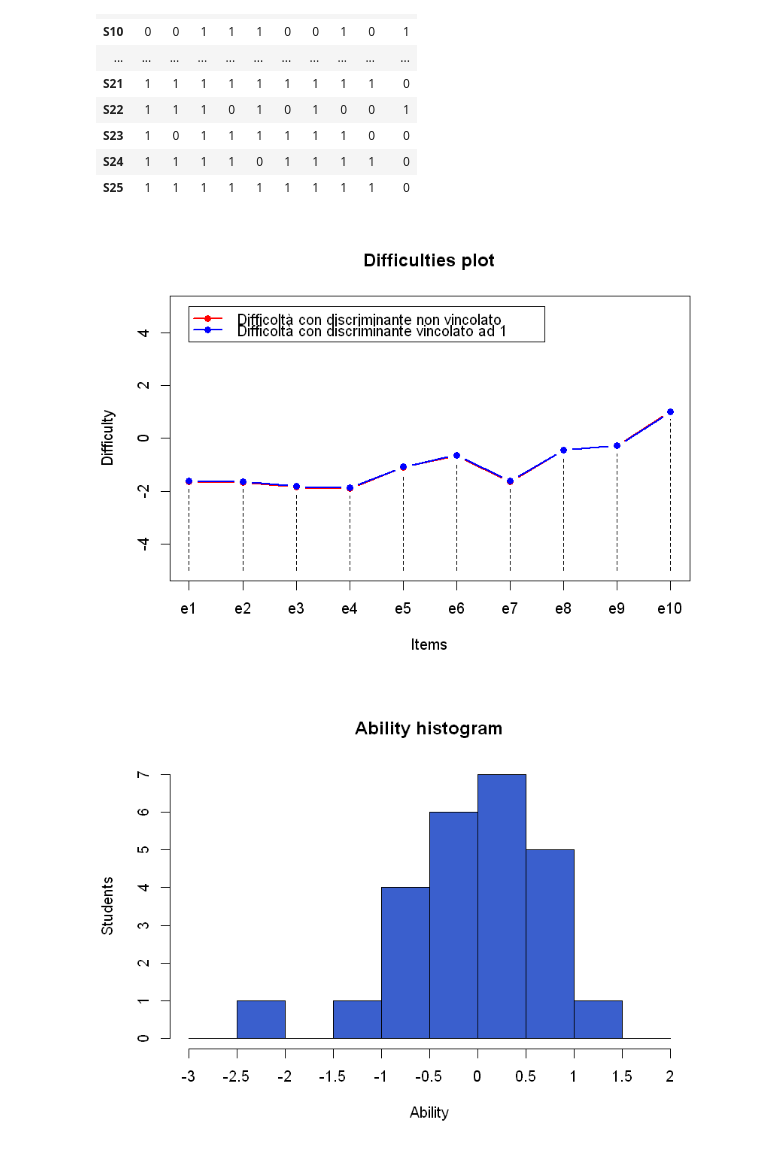
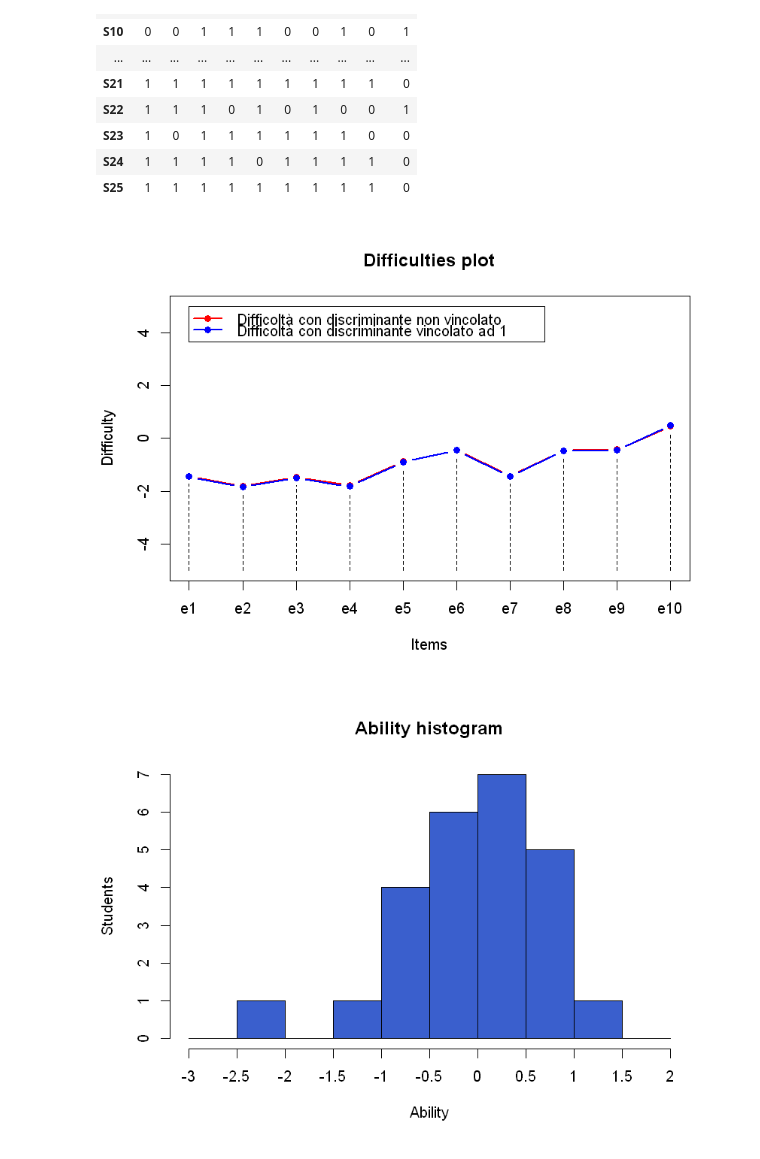
Before and after one commit to MarcoCordoni95/TesiTriennale-ItemResponseTheory, a Jupyter notebook: IRT.ipynb, the cells around one changed output. Saved outputs shown, nothing was run; the diff lists cells and outputs as text; code cells hidden in the pictures.

```diff
--- a/IRT.ipynb
+++ b/IRT.ipynb
@@ -106,8 +106,8 @@ replaceNaWithZero <- function(items) {
 #' Stima le difficoltà degli esercizi senza porre vincoli sul valore del discriminante
 #'
 #' @param items Tabella dicotomica avente una riga per studente e una colonna per esercizio
-#' @param forNA Definisce il comportamento in caso di NA, di default è NULL quindi vengono ignorati, se si usasse
-#' forNA = na.exclude la stima verrebbe effettuata eliminando le righe in cui è presente almeno un NA
+#' @param forNA Definisce il comportamento in caso di NA, di default è NULL quindi vengono rimossi prima della computazione,
+#' se si usasse forNA = na.exclude la stima verrebbe effettuata eliminando le righe in cui è presente almeno un NA
 #' @return Vettore di difficoltà stimate
 #' @examples
 #' items <- readEXCEl("file.xlsx")
@@ -121,14 +121,14 @@ estimateDifficultiesDichotFreeDiscrim <- function(items, forNA = NULL) {
 #' Stima le difficoltà degli esercizi ponendo il discriminante ad 1
 #'
 #' @param items Tabella dicotomica avente una riga per studente e una colonna per esercizio
-#' @param forNA Definisce il comportamento in caso di NA, di default è NULL quindi vengono ignorati, se si usasse
-#' forNA = na.exclude la stima verrebbe effettuata eliminando le righe in cui è presente almeno un NA
+#' @param forNA Definisce il comportamento in caso di NA, di default è NULL quindi vengono rimossi prima della computazione,
+#' se si usasse forNA = na.exclude la stima verrebbe effettuata eliminando le righe in cui è presente almeno un NA
 #' @return Vettore di difficoltà stimate
 #' @examples
 #' items <- readEXCEl("file.xlsx")
 #' estimateDifficultiesDichotOneDiscrim(items)
 estimateDifficultiesDichotOneDiscrim <- function(items,  forNA = NULL) {
-    param <- rasch(items, constraint = cbind(length(items) + 1, 1), na.action = forNA)
+    param <- rasch(items, constraint = cbind(ncol(items) + 1, 1), na.action = forNA)
     tab <- coef(param)
     array(tab[,"Dffclt"])
 }
@@ -142,9 +142,9 @@ estimateDifficultiesDichotOneDiscrim <- function(items,  forNA = NULL) {
 #' items <- readEXCEl("file.xlsx")
 #' diff <- estimateDifficultiesDichotOneDiscrim(items)
 #' plotDifficultiesDichot(items, diff)
-plotDifficultiesDichot <- function(items, diff, color = "red") {
+plotDifficultiesDichot <- function(items, diff, color = "red", name = "Difficulties plot") {
     nItems <- length(diff)
-    plot(diff,xlim=c(1,nItems),ylim=c(-5,5),type="b",main="Difficulties plot",xlab="Items",ylab="Difficulty",xaxt="n",col=color,pch=16,lwd=2)
+    plot(diff,xlim=c(1,nItems),ylim=c(-5,5),type="b",main=name,xlab="Items",ylab="Difficulty",xaxt="n",col=color,pch=16,lwd=2)
     axis(1, at=1:nItems, labels=names(items))
     par(new = TRUE)
     plot(diff + 4.7, type = "h", xlim = c(1,nItems),ylim = c(0,10), xaxt='n', yaxt = "n", xlab = "", ylab = "", lty = 2)
@@ -165,15 +165,15 @@ estimateAbilitiesDichot <- function(items) {
 
 #' Genera un istogramma per mostrare il livello di abilità degli studenti e la relativa quantità
 #'
-#' @param theta Vettore di abilità
+#' @param abil Vettore di abilità
+#' @param start Primo valore sull'asse x
+#' @param end Ultimo valore sull'asse x
+#' @param by Intervallo tra le celle dell'istogramma
 #' @examples
 #' items <- readEXCEl("file.xlsx")
 #' abil <- estimateAbilitiesDichot(items)
 #' plotDifficultiesDichot(abil)
-plotAbilitiesDichot <- function(abil) {
-    start <- -3
-    end <- 2
-    by <- 0.5
+plotAbilitiesDichot <- function(abil, start, end, by) {
     hist(abil,main="Ability histogram",xlab="Ability",ylab="Students",breaks=seq(start,end,by),xlim=c(start,end),col="royalblue3")
     axis(1, at=seq(start, end, by), labels=seq(start, end, by))
 }
@@ -194,28 +194,28 @@ bootstrapping <- function(items, n = 500) {
 # %%
 # Modifico la dimensione dei grafici
 width <- 7
 height <- 5
 sizePlot(width, height)
 
 # Bootstrapping
 numExtractions <- 300
 bottDatiDichot <- bootstrapping(datiDichot, numExtractions)
 
 # Stimo le difficoltà con entrambi i metodi
 difficDichotF <- estimateDifficultiesDichotFreeDiscrim(bottDatiDichot)
 difficDichotO <- estimateDifficultiesDichotOneDiscrim(bottDatiDichot)
 
 # Visualizzo e confronto i grafici relativi alle difficoltà stimate con entrambi i metodi
 plotDifficultiesDichot(datiDichot, difficDichotF)
 par(new = TRUE)
 plotDifficultiesDichot(datiDichot, difficDichotO, color = "blue")
 legend(1, 10, legend=c("Difficoltà con discriminante non vincolato", "Difficoltà con discriminante vincolato ad 1"), col=c("red", "blue"), lty=1, cex=1, lwd=2, pch=16)
 
 # Stimo le abilità e visualizzo il relativo grafico
 abil <- estimateAbilitiesDichot(datiDichot)
-plotAbilitiesDichot(abil)
+plotAbilitiesDichot(abil, start = -3, end = 2, by = 0.5)
 # %% [output]
-[figure, old version]
+[figure, new version]
 [figure]
 # %%
 #' Calcola la probabilità che uno studente risolva correttamente un esercizio
```
Also changed, not shown: parts of 28 cells of this notebook.
